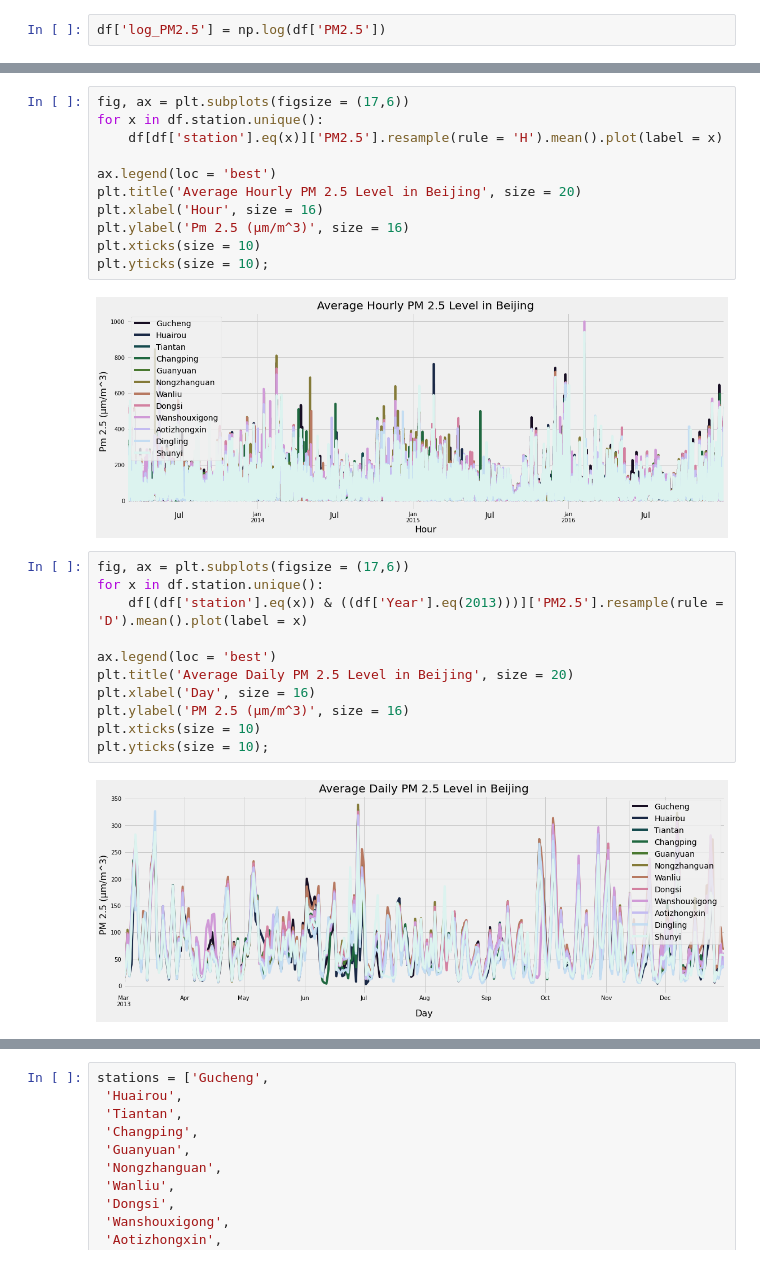
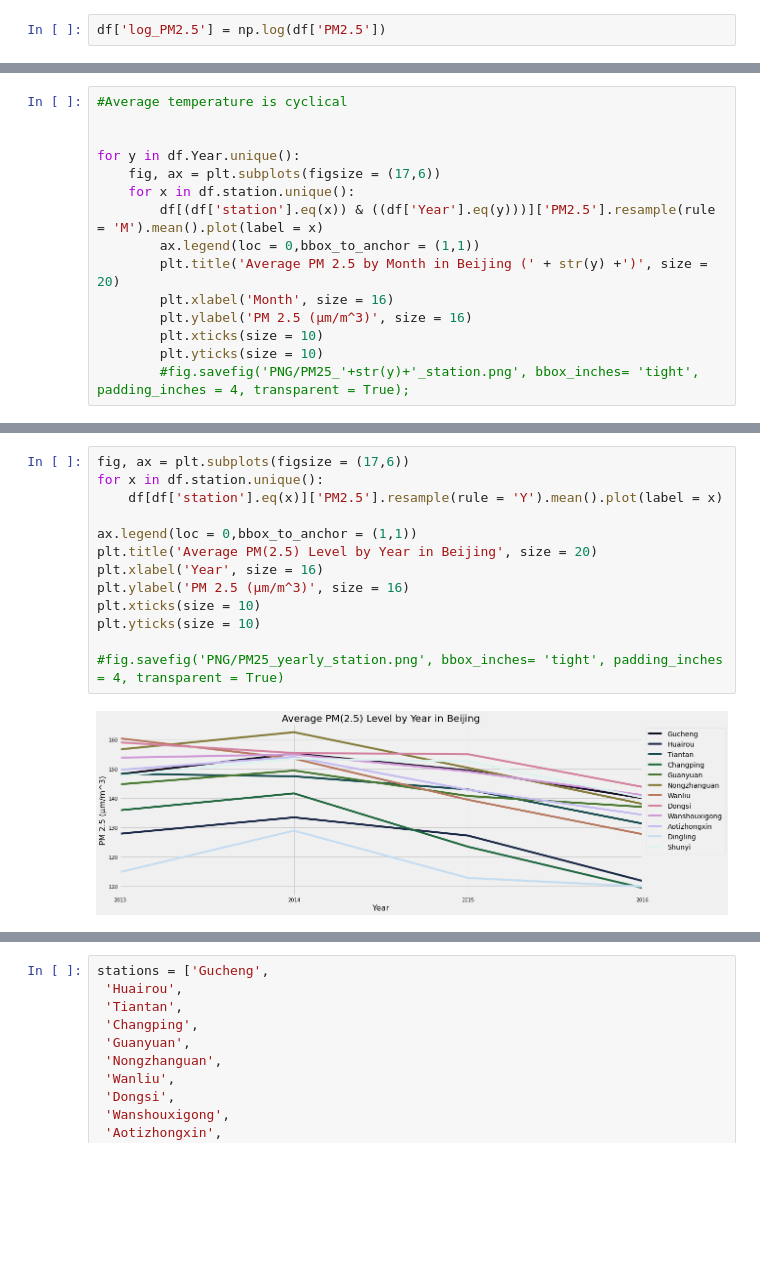
Before and after one commit to dolcikey/TimeSeriesForecasting_BeijingAirQuality, a Jupyter notebook: 02_EDA.ipynb, the cells around one changed output, grey strips where cells are left out. Cells and saved outputs as stored; diff of their text form; blank space fills up the shorter version.

```diff
--- a/02_EDA.ipynb
+++ b/02_EDA.ipynb
@@ -74,0 +89,15 @@ df['log_PM2.5'] = np.log(df['PM2.5'])
+# %%
+#Average temperature is cyclical
+
+
+for y in df.Year.unique():
+    fig, ax = plt.subplots(figsize = (17,6))
+    for x in df.station.unique():
+        df[(df['station'].eq(x)) & ((df['Year'].eq(y)))]['PM2.5'].resample(rule = 'M').mean().plot(label = x)
+        ax.legend(loc = 0,bbox_to_anchor = (1,1))
+        plt.title('Average PM 2.5 by Month in Beijing (' + str(y) +')', size = 20)
+        plt.xlabel('Month', size = 16)
+        plt.ylabel('PM 2.5 (μm/m^3)', size = 16)
+        plt.xticks(size = 10)
+        plt.yticks(size = 10)
+        #fig.savefig('PNG/PM25_'+str(y)+'_station.png', bbox_inches= 'tight', padding_inches = 4, transparent = True);
@@ -75,26 +109,15 @@ df['log_PM2.5'] = np.log(df['PM2.5'])
 # %%
 fig, ax = plt.subplots(figsize = (17,6))
 for x in df.station.unique():
-    df[df['station'].eq(x)]['PM2.5'].resample(rule = 'H').mean().plot(label = x)
+    df[df['station'].eq(x)]['PM2.5'].resample(rule = 'Y').mean().plot(label = x)
 
-ax.legend(loc = 'best')
-plt.title('Average Hourly PM 2.5 Level in Beijing', size = 20)
-plt.xlabel('Hour', size = 16)
-plt.ylabel('Pm 2.5 (μm/m^3)', size = 16)
+ax.legend(loc = 0,bbox_to_anchor = (1,1))
+plt.title('Average PM(2.5) Level by Year in Beijing', size = 20)
+plt.xlabel('Year', size = 16)
+plt.ylabel('PM 2.5 (μm/m^3)', size = 16)
 plt.xticks(size = 10)
-plt.yticks(size = 10);
+plt.yticks(size = 10)
+
+#fig.savefig('PNG/PM25_yearly_station.png', bbox_inches= 'tight', padding_inches = 4, transparent = True)
 # %% [output]
-[figure, old version]
+[figure, new version]
-# %%
-fig, ax = plt.subplots(figsize = (17,6))
-for x in df.station.unique():
-    df[(df['station'].eq(x)) & ((df['Year'].eq(2013)))]['PM2.5'].resample(rule = 'D').mean().plot(label = x)
-
-ax.legend(loc = 'best')
-plt.title('Average Daily PM 2.5 Level in Beijing', size = 20)
-plt.xlabel('Day', size = 16)
-plt.ylabel('PM 2.5 (μm/m^3)', size = 16)
-plt.xticks(size = 10)
-plt.yticks(size = 10);
-# %% [output]
-[figure, removed]
```
Also changed, not shown: parts of 26 cells of this notebook.
